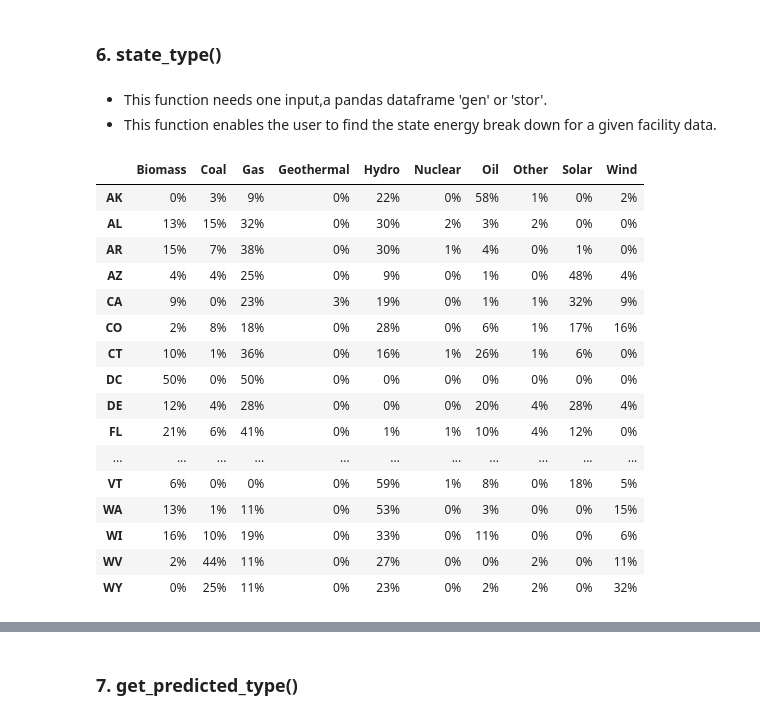
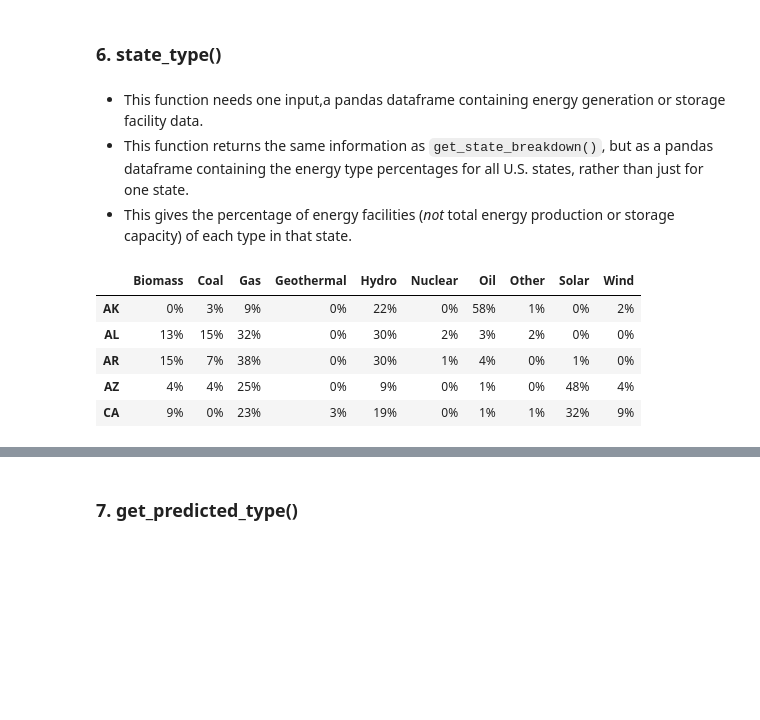
Before and after one commit to DIRECT-Energy-Storage/ELA, a Jupyter notebook: examples/demo_ELA_functions.ipynb, the cells around one changed output, grey strips where cells are left out. Drawn from its saved outputs; the diff is of its cells as text; code cells hidden in the pictures; blank space fills up the shorter version.

Commit message:
Cleaned up function demo

```diff
--- a/examples/demo_ELA_functions.ipynb
+++ b/examples/demo_ELA_functions.ipynb
@@ -93,26 +99,16 @@ ela.get_energy_breakdown(stor_data)
 | US | 66% | 21% | 7% | 5% |
 # %% [markdown]
 ### 6. state_type()
-# %% [markdown]
-* This function needs one input,a pandas dataframe 'gen' or 'stor'.
-* This function enables the user to find the state energy break down for a given facility data.
+# %% [markdown]
+* This function needs one input,a pandas dataframe containing energy generation or storage facility data.
+* This function returns the same information as `get_state_breakdown()`, but as a pandas dataframe containing the energy type percentages for all U.S. states, rather than just for one state.
+* This gives the percentage of energy facilities (*not* total energy production or storage capacity) of each type in that state.
 # %%
-ela.state_type(gen_data)
+ela.state_type(ela.gen_data).head()
 # %% [output]
 |  | Biomass | Coal | Gas | Geothermal | Hydro | Nuclear | Oil | Other | Solar | Wind |
 | AK | 0% | 3% | 9% | 0% | 22% | 0% | 58% | 1% | 0% | 2% |
 | AL | 13% | 15% | 32% | 0% | 30% | 2% | 3% | 2% | 0% | 0% |
 | AR | 15% | 7% | 38% | 0% | 30% | 1% | 4% | 0% | 1% | 0% |
 | AZ | 4% | 4% | 25% | 0% | 9% | 0% | 1% | 0% | 48% | 4% |
 | CA | 9% | 0% | 23% | 3% | 19% | 0% | 1% | 1% | 32% | 9% |
-| CO | 2% | 8% | 18% | 0% | 28% | 0% | 6% | 1% | 17% | 16% |
-| CT | 10% | 1% | 36% | 0% | 16% | 1% | 26% | 1% | 6% | 0% |
-| DC | 50% | 0% | 50% | 0% | 0% | 0% | 0% | 0% | 0% | 0% |
-| DE | 12% | 4% | 28% | 0% | 0% | 0% | 20% | 4% | 28% | 4% |
-| FL | 21% | 6% | 41% | 0% | 1% | 1% | 10% | 4% | 12% | 0% |
-| ... | ... | ... | ... | ... | ... | ... | ... | ... | ... | ... |
-| VT | 6% | 0% | 0% | 0% | 59% | 1% | 8% | 0% | 18% | 5% |
-| WA | 13% | 1% | 11% | 0% | 53% | 0% | 3% | 0% | 0% | 15% |
-| WI | 16% | 10% | 19% | 0% | 33% | 0% | 11% | 0% | 0% | 6% |
-| WV | 2% | 44% | 11% | 0% | 27% | 0% | 0% | 2% | 0% | 11% |
-| WY | 0% | 25% | 11% | 0% | 23% | 0% | 2% | 2% | 0% | 32% |
```
Also changed, not shown: parts of 43 cells of this notebook.
